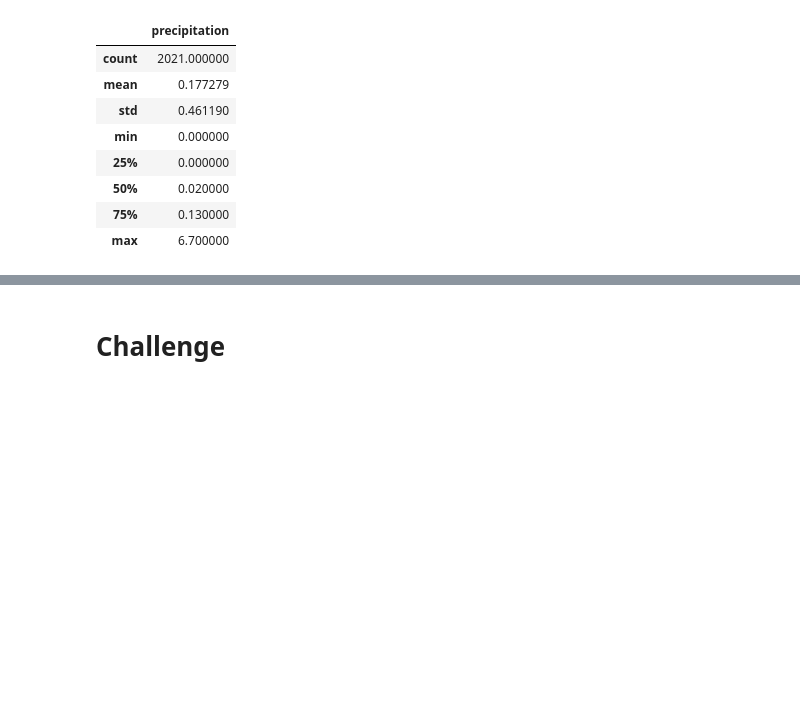
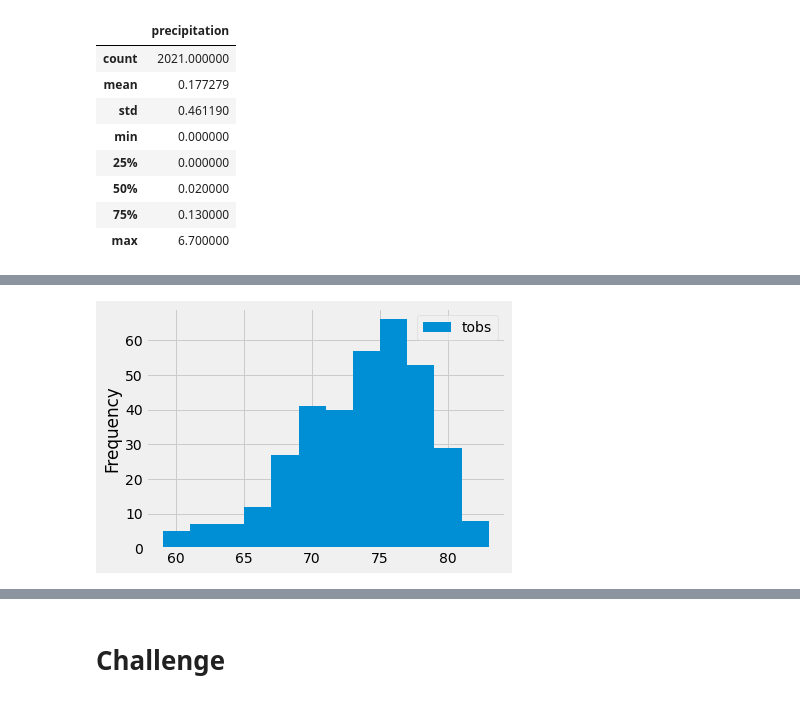
Before and after one commit to KF59874/surfs_up, a Jupyter notebook: climate_analysis.ipynb, the cells around one changed output, grey strips where cells are left out. Saved outputs shown, nothing was run; the diff lists cells and outputs as text; code cells hidden in the pictures; blank space fills up the shorter version.

```diff
--- a/climate_analysis.ipynb
+++ b/climate_analysis.ipynb
@@ -160,3 +182,10 @@ df.describe()
 # %%
 # Choose the station with the highest number of temperature observations.
 # Query the last 12 months of temperature observation data for this station and plot the results as a histogram
+results = session.query(Measurement.tobs).\
+filter(Measurement.station == 'USC00519281').\
+filter(Measurement.date >= prev_year).all()
+df = pd.DataFrame(results, columns=['tobs'])
+print(df)
+
+# Easier to read a dataframe than a list, therefore create a df from the results variables list
@@ -162,0 +207,7 @@ df.describe()
+# %%
+# Create a histogram to plot the data
+# Recommended to stay between 5-20 bins
+df.plot.hist(bins=12)
+plt.tight_layout()
+# %% [output]
+[figure, added]
```
Also changed, not shown: parts of 6 cells of this notebook.
